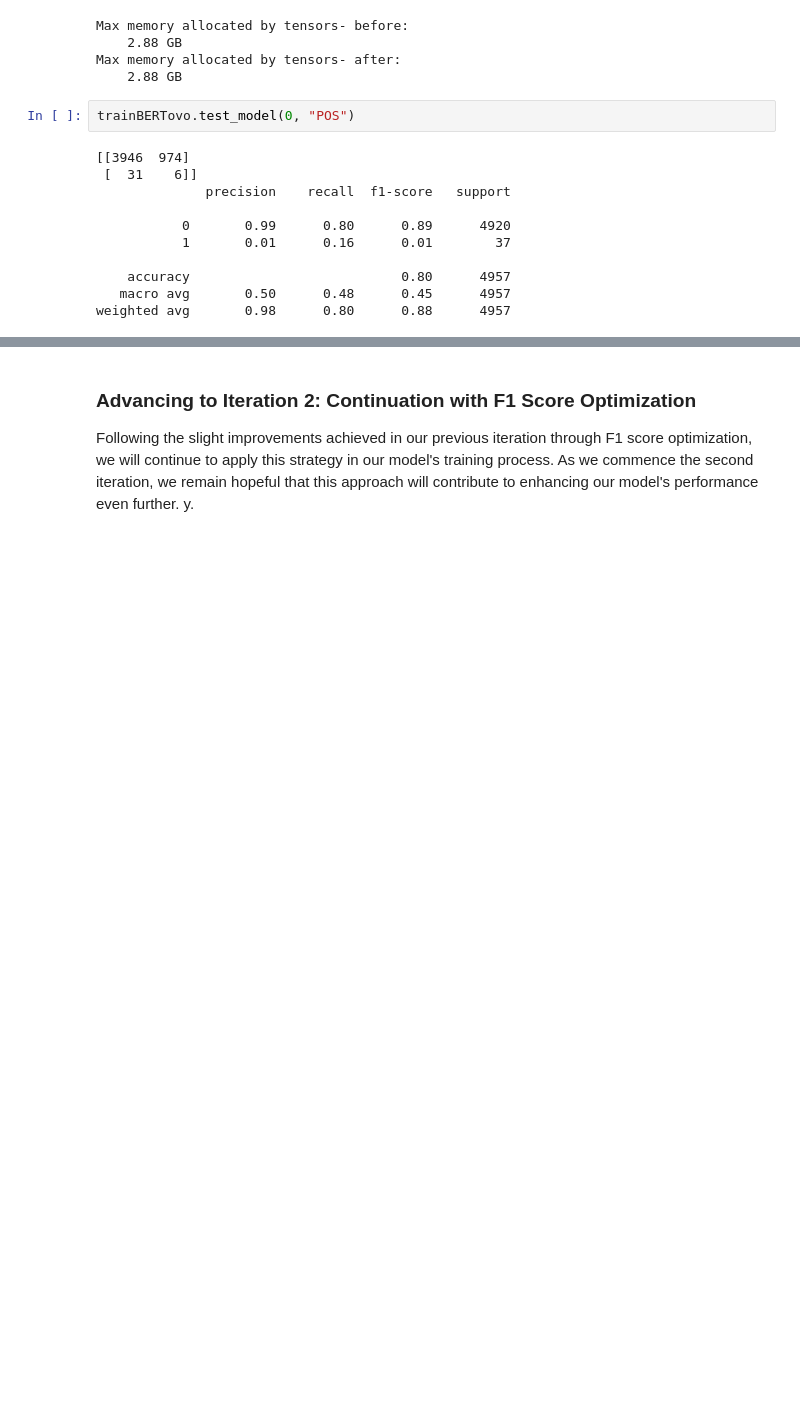
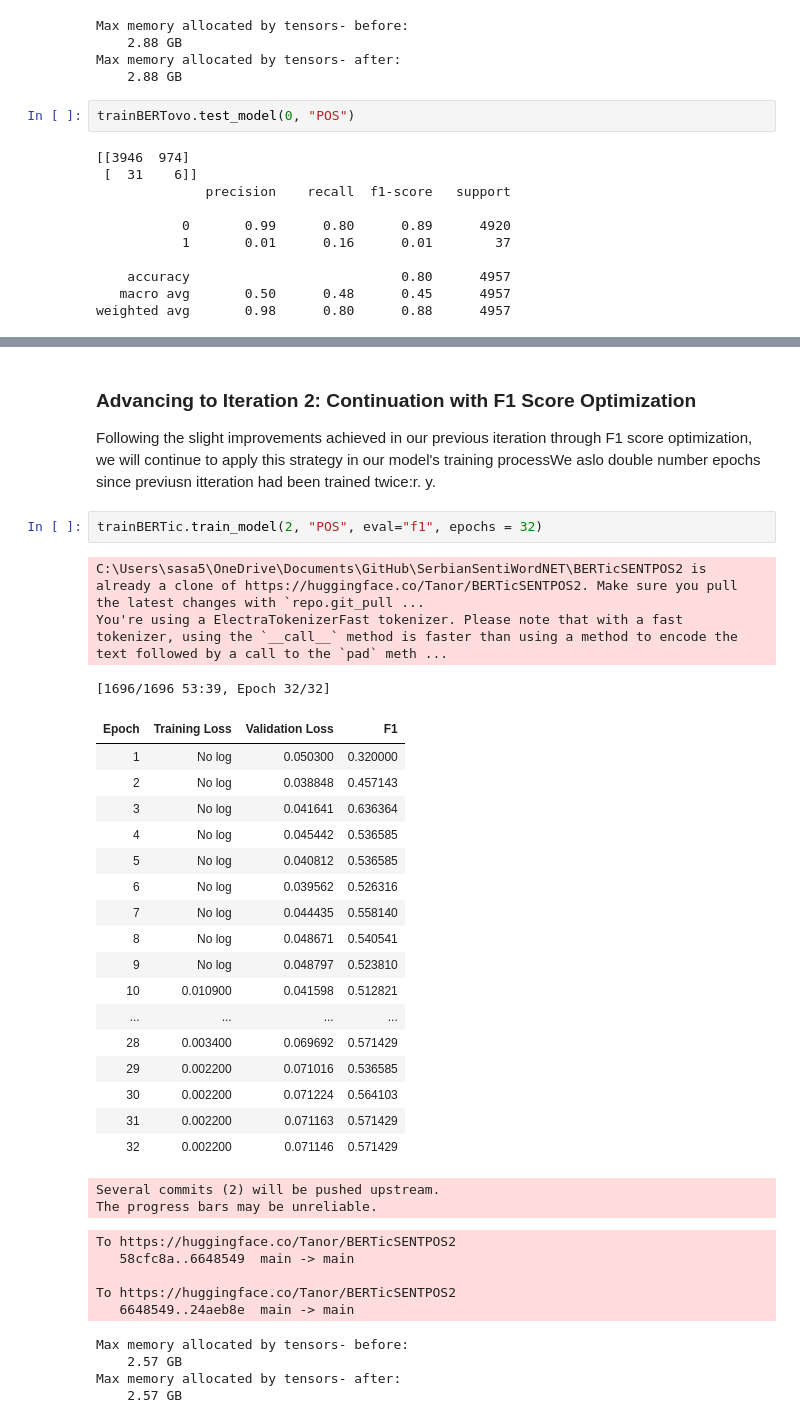
Before and after one commit to Petlinkar/SerbianSentiWordNET, a Jupyter notebook: Training run for BERT.ipynb, the cells around one changed output, grey strips where cells are left out. Drawn from its saved outputs; the diff is of its cells as text; blank space fills up the shorter version.

Commit message:
Trained all BERT models.

```diff
--- a/Training run for BERT.ipynb
+++ b/Training run for BERT.ipynb
@@ -427,5 +437,39 @@ weighted avg       0.98      0.80      0.88      4957
 # %% [markdown]
 ### Advancing to Iteration 2: Continuation with F1 Score Optimization
 
-Following the slight improvements achieved in our previous iteration through F1 score optimization, we will continue to apply this strategy in our model's training process. As we commence the second iteration, we remain hopeful that this approach will contribute to enhancing our model's performance even further.
+Following the slight improvements achieved in our previous iteration through F1 score optimization, we will continue to apply this strategy in our model's training processWe aslo double number epochs since previusn itteration had been trained twice:r.
 y.
+# %%
+trainBERTic.train_model(2, "POS", eval="f1", epochs = 32)
+# %% [output]
+C:\Users\sasa5\OneDrive\Documents\GitHub\SerbianSentiWordNET\BERTicSENTPOS2 is already a clone of https://huggingface.co/Tanor/BERTicSENTPOS2. Make sure you pull the latest changes with `repo.git_pull ...
+You're using a ElectraTokenizerFast tokenizer. Please note that with a fast tokenizer, using the `__call__` method is faster than using a method to encode the text followed by a call to the `pad` meth ...
+[1696/1696 53:39, Epoch 32/32]
+| Epoch | Training Loss | Validation Loss | F1 |
+| 1 | No log | 0.050300 | 0.320000 |
+| 2 | No log | 0.038848 | 0.457143 |
+| 3 | No log | 0.041641 | 0.636364 |
+| 4 | No log | 0.045442 | 0.536585 |
+| 5 | No log | 0.040812 | 0.536585 |
+| 6 | No log | 0.039562 | 0.526316 |
+| 7 | No log | 0.044435 | 0.558140 |
+| 8 | No log | 0.048671 | 0.540541 |
+| 9 | No log | 0.048797 | 0.523810 |
+| 10 | 0.010900 | 0.041598 | 0.512821 |
+| ... | ... | ... | ... |
+| 28 | 0.003400 | 0.069692 | 0.571429 |
+| 29 | 0.002200 | 0.071016 | 0.536585 |
+| 30 | 0.002200 | 0.071224 | 0.564103 |
+| 31 | 0.002200 | 0.071163 | 0.571429 |
+| 32 | 0.002200 | 0.071146 | 0.571429 |
+Several commits (2) will be pushed upstream.
+The progress bars may be unreliable.
+To https://huggingface.co/Tanor/BERTicSENTPOS2
+   58cfc8a..6648549  main -> main
+
+To https://huggingface.co/Tanor/BERTicSENTPOS2
+   6648549..24aeb8e  main -> main
+Max memory allocated by tensors- before:
+    2.57 GB
+Max memory allocated by tensors- after:
+    2.57 GB
```
Also changed, not shown: parts of 27 cells of this notebook, 35 other files.
